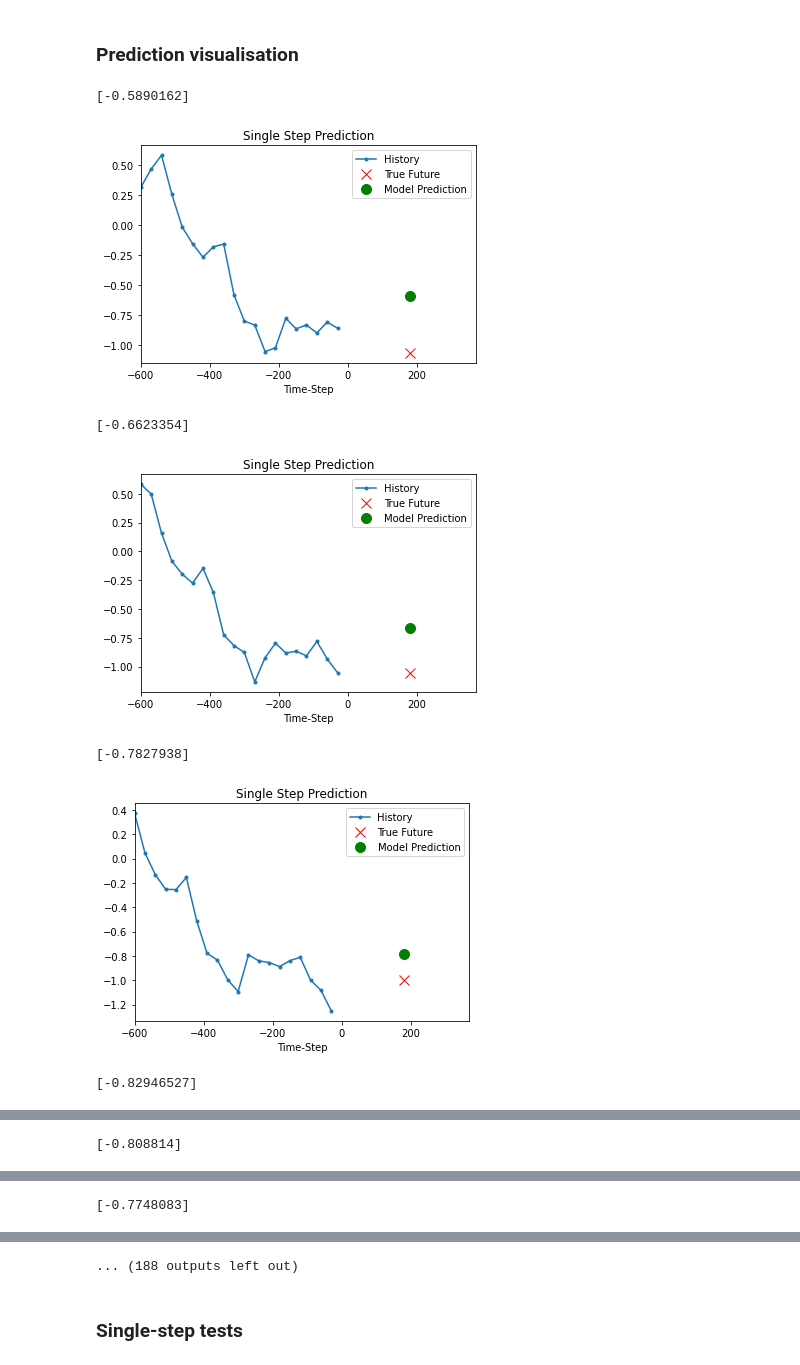
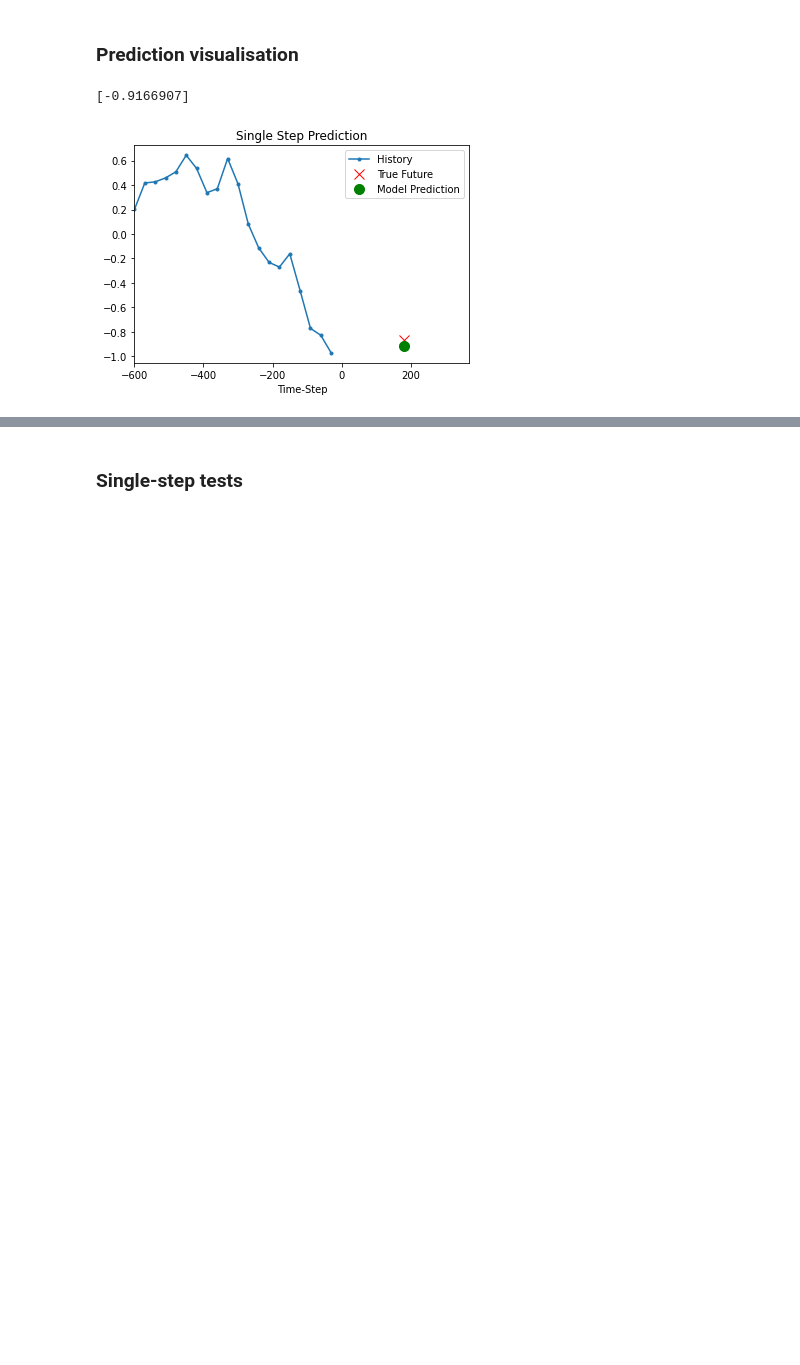
Before and after one commit to robLaing2/Forex_ANN_Forecasting, a Jupyter notebook: ForexAnnEnvironment.ipynb, the cells around one changed output, grey strips where cells are left out. Saved outputs shown, nothing was run; the diff lists cells and outputs as text; code cells hidden in the pictures; blank space fills up the shorter version.

```diff
--- a/ForexAnnEnvironment.ipynb
+++ b/ForexAnnEnvironment.ipynb
@@ -533,7 +534,7 @@ TIME_LAGS = 600
 PREDICTION_HORIZON = 180
 STEP = 30
 BATCH_SIZE = 30
-FOLDS = 4
+FOLDS = 5
 FUTURE_STEP = 30
 
 STEPS = 20
@@ -677,38 +670,33 @@ def create_time_steps(length,steps):
 def show_plot(plot_data, delta, title):
     labels = ['History', 'True Future', 'Model Prediction']
     marker = ['.-', 'rx', 'go']
     time_steps = create_time_steps(TIME_LAGS,STEP)
 
     if delta:
         future = delta
     else:
         future = 0
 
     plt.title(title)
     for i, x in enumerate(plot_data):
         if i:
             plt.plot(future, plot_data[i], marker[i], markersize=10,
                     label=labels[i])
         else:
             plt.plot(time_steps, plot_data[i].flatten(), marker[i], label=labels[i])
 
     plt.legend()
     plt.xlim([time_steps[0], (future+5)*2])
     plt.xlabel('Time-Step')
     return plt
 
 
-for x, y in dataVal.take(100):
+for x, y in dataVal.take(1):
     plot = show_plot([x[0][:, 0].numpy(), y[0].numpy(),
                         model.predict(x)[0]], PREDICTION_HORIZON,
                     'Single Step Prediction')
     print(model.predict(x)[0])
     plot.show()
 # %% [output]
-[-0.5890162]
+[-0.9166907]
-[figure, old version]
+[figure, new version]
-[-0.6623354]
-[figure, removed]
-[-0.7827938]
-[figure, removed]
-[-0.82946527]
@@ -716 +702,0 @@ for x, y in dataVal.take(100):
-[-0.808814]
@@ -718 +702,0 @@ for x, y in dataVal.take(100):
-[-0.7748083]
@@ -720,4 +703,3 @@ for x, y in dataVal.take(100):
-... (188 outputs left out)
 # %% [markdown]
 ### Single-step tests
 # %%
```
Also changed, not shown: parts of 8 cells of this notebook.
